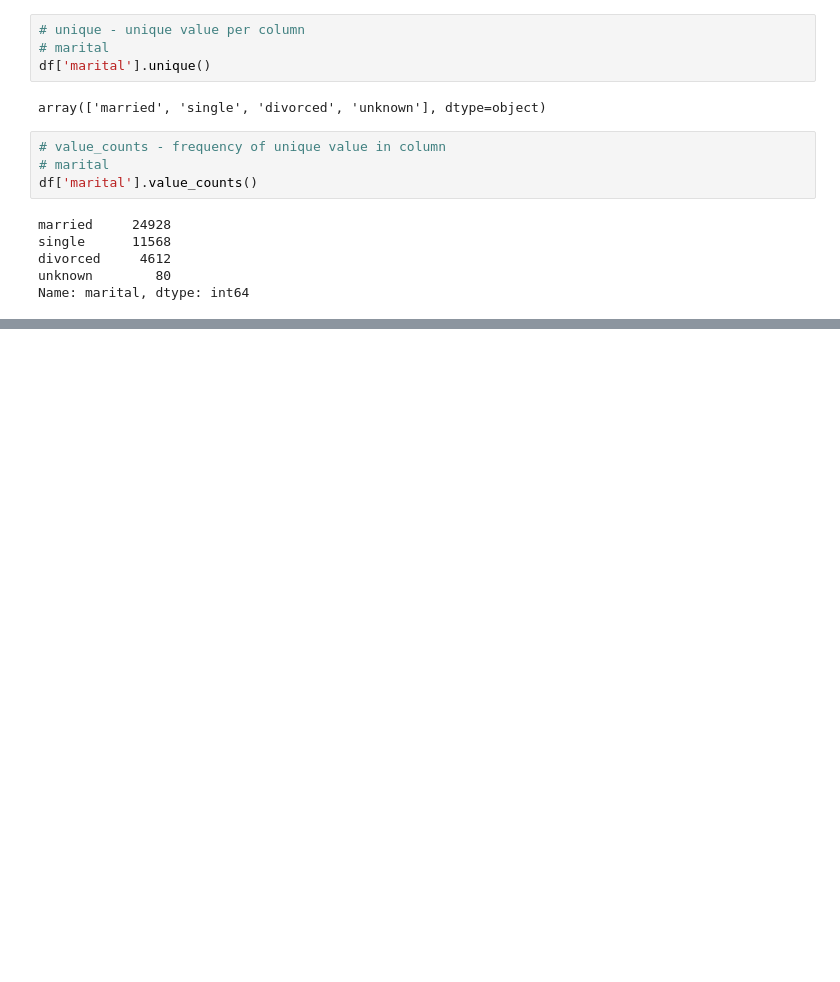
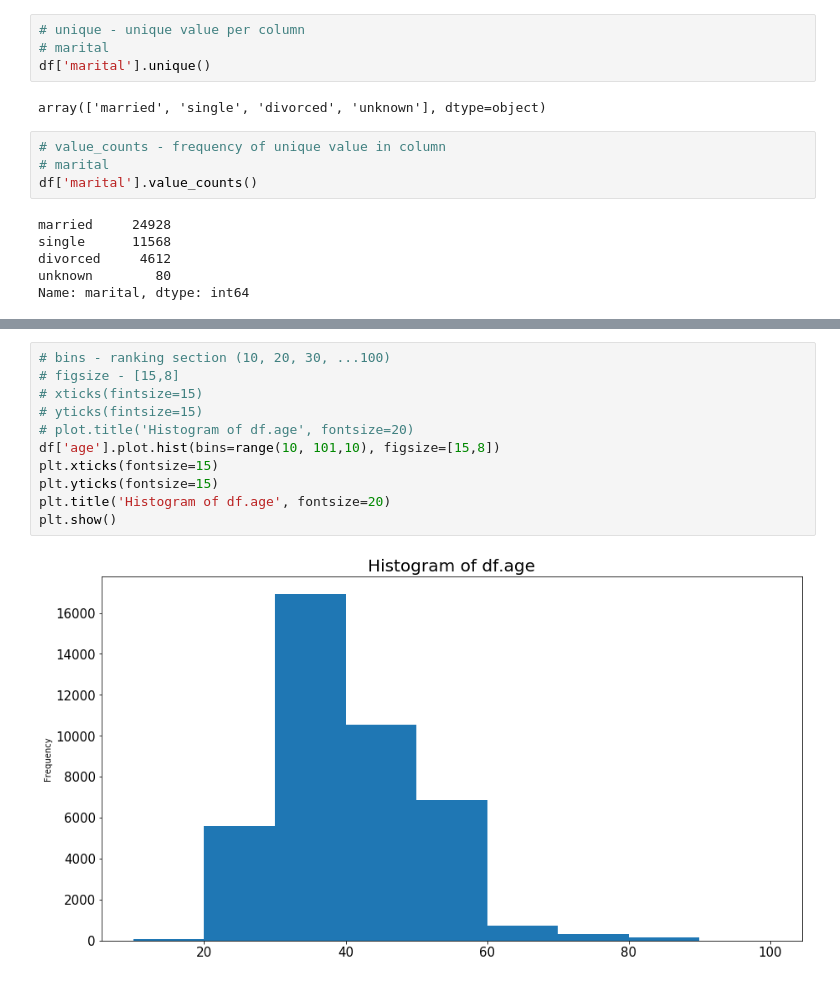
Before and after one commit to YoungJae-Hur/Data-science, a Jupyter notebook: project-marketing/8. client data analysis.ipynb, the cells around one changed output, grey strips where cells are left out. Cells and saved outputs as stored; diff of their text form; blank space fills up the shorter version.

```diff
--- a/project-marketing/8. client data analysis.ipynb
+++ b/project-marketing/8. client data analysis.ipynb
@@ -219,0 +311,13 @@ Name: marital, dtype: int64
+# %%
+# bins - ranking section (10, 20, 30, ...100)
+# figsize - [15,8]
+# xticks(fintsize=15)
+# yticks(fintsize=15)
+# plot.title('Histogram of df.age', fontsize=20)
+df['age'].plot.hist(bins=range(10, 101,10), figsize=[15,8])
+plt.xticks(fontsize=15)
+plt.yticks(fontsize=15)
+plt.title('Histogram of df.age', fontsize=20)
+plt.show()
+# %% [output]
+[figure, added]
```
Also changed, not shown: parts of 10 cells of this notebook.
